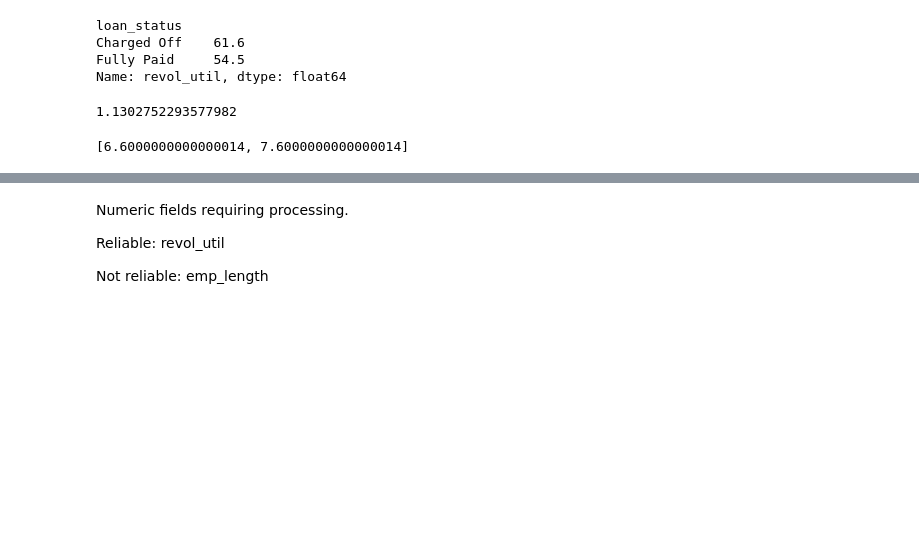
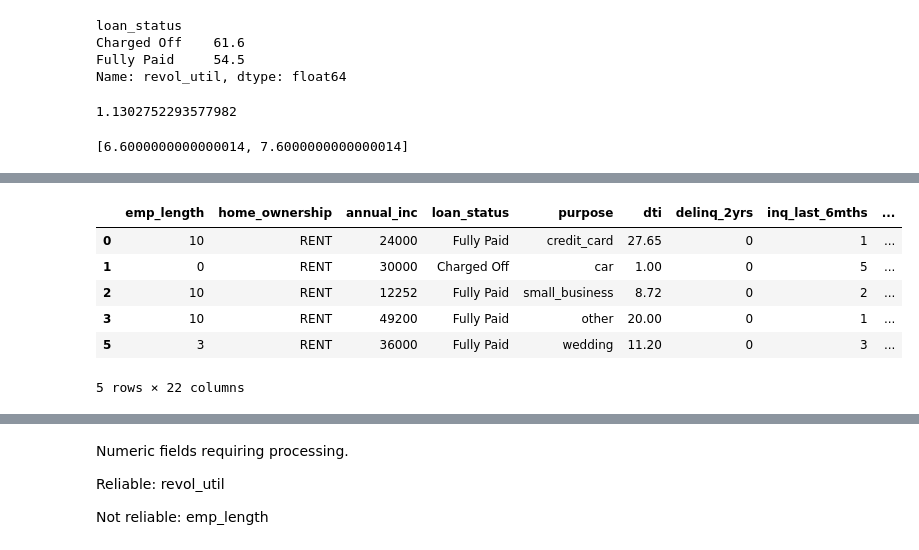
Before and after one commit to jsabrams/ds_workshop, a Jupyter notebook: capstone_project/data_exploration.ipynb, the cells around one changed output, grey strips where cells are left out. Drawn from its saved outputs; the diff is of its cells as text; code cells hidden in the pictures; blank space fills up the shorter version.

```diff
--- a/capstone_project/data_exploration.ipynb
+++ b/capstone_project/data_exploration.ipynb
@@ -1284,7 +1284,7 @@ emp_length, mths_since_last_delinq, mths_since_last_record, revol_util, mths_sin
 #emp_length
 #Create a dictionary to change the year strings into numbers
 year_dict = {'emp_length':{'10+ years':10, '< 1 year':0, '3 years':3, '9 years':9, '4 years':4, '5 years':5,
-       '1 year':1, '6 years':6, '2 years':2, '7 years':7, '8 years':8, 'n/a':np.nan}}
+       '1 year':1, '6 years':6, '2 years':2, '7 years':7, '8 years':8, 'n/a':-1}}
 #Replace the year strings with numbers
 loans.replace(year_dict, inplace = True)
 # %%
@@ -1352,0 +1374,23 @@ prct
+# %%
+#Drop all columns not being used
+drop_list = ['id', 'member_id', 'loan_amnt', 'funded_amnt', 'funded_amnt_inv', 'term', 'int_rate',
+            'int_rate', 'installment', 'grade', 'sub_grade', 'emp_title', 'verification_status', 'issue_d',
+            'pymnt_plan', 'url', 'desc', 'title', 'zip_code', 'addr_state', 'earliest_cr_line', 'initial_list_status',
+            'out_prncp', 'out_prncp_inv', 'total_pymnt', 'total_pymnt_inv', 'total_rec_prncp', 'total_rec_int',
+            'total_rec_late_fee', 'recoveries', 'collection_recovery_fee', 'last_pymnt_d', 'last_pymnt_amnt',
+            'next_pymnt_d', 'last_credit_pull_d', 'policy_code', 'application_type', 'annual_inc_joint',
+            'dti_joint', 'verification_status_joint', 'tot_cur_bal', 'open_acc_6m', 'open_il_6m', 'open_il_12m',
+            'open_il_24m', 'mths_since_rcnt_il', 'total_bal_il', 'il_util', 'open_rv_12m', 'open_rv_24m',
+            'total_bal_il', 'il_util', 'open_rv_12m', 'open_rv_24m','max_bal_bc', 'all_util',
+            'inq_fi', 'total_fi_tl', 'inq_last_12m']
+loans.drop(drop_list, axis = 1, inplace = True)
+# %%
+loans.head()
+# %% [output]
+|  | emp_length | home_ownership | annual_inc | loan_status | purpose | dti | delinq_2yrs | inq_last_6mths | ... |
+| 0 | 10 | RENT | 24000 | Fully Paid | credit_card | 27.65 | 0 | 1 | ... |
+| 1 | 0 | RENT | 30000 | Charged Off | car | 1.00 | 0 | 5 | ... |
+| 2 | 10 | RENT | 12252 | Fully Paid | small_business | 8.72 | 0 | 2 | ... |
+| 3 | 10 | RENT | 49200 | Fully Paid | other | 20.00 | 0 | 1 | ... |
+| 5 | 3 | RENT | 36000 | Fully Paid | wedding | 11.20 | 0 | 3 | ... |
+5 rows × 22 columns
```
Also changed, not shown: parts of 7 cells of this notebook.
